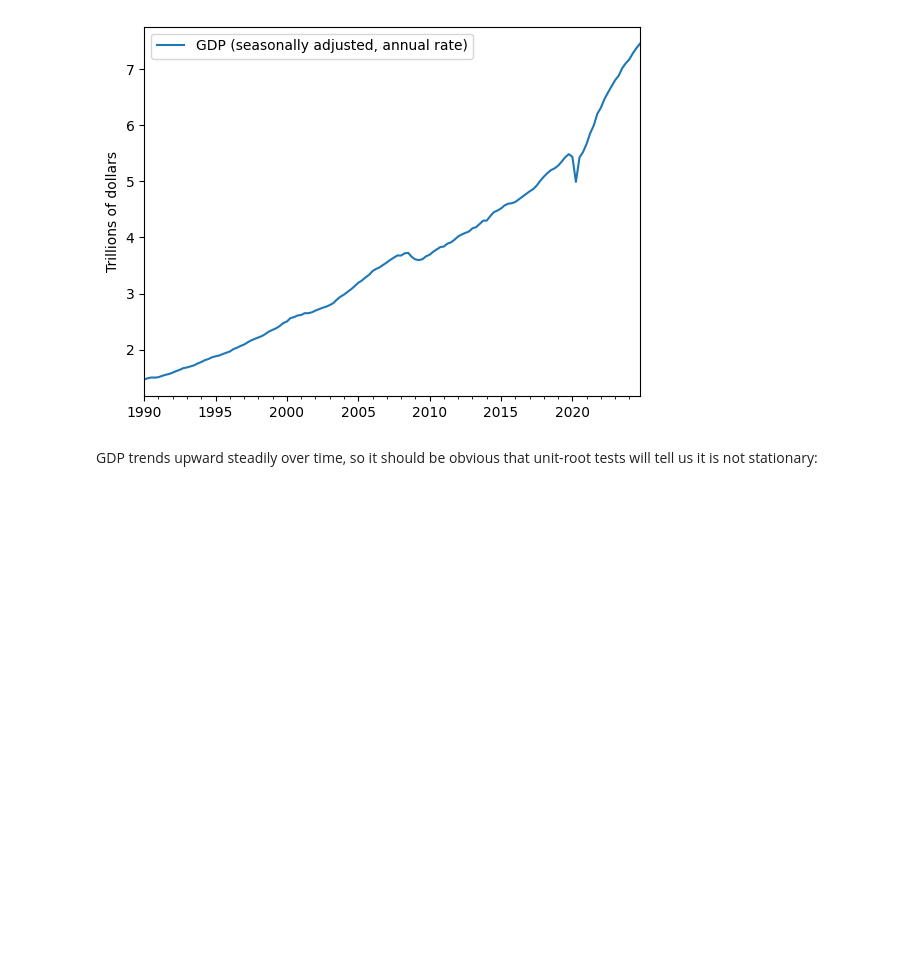
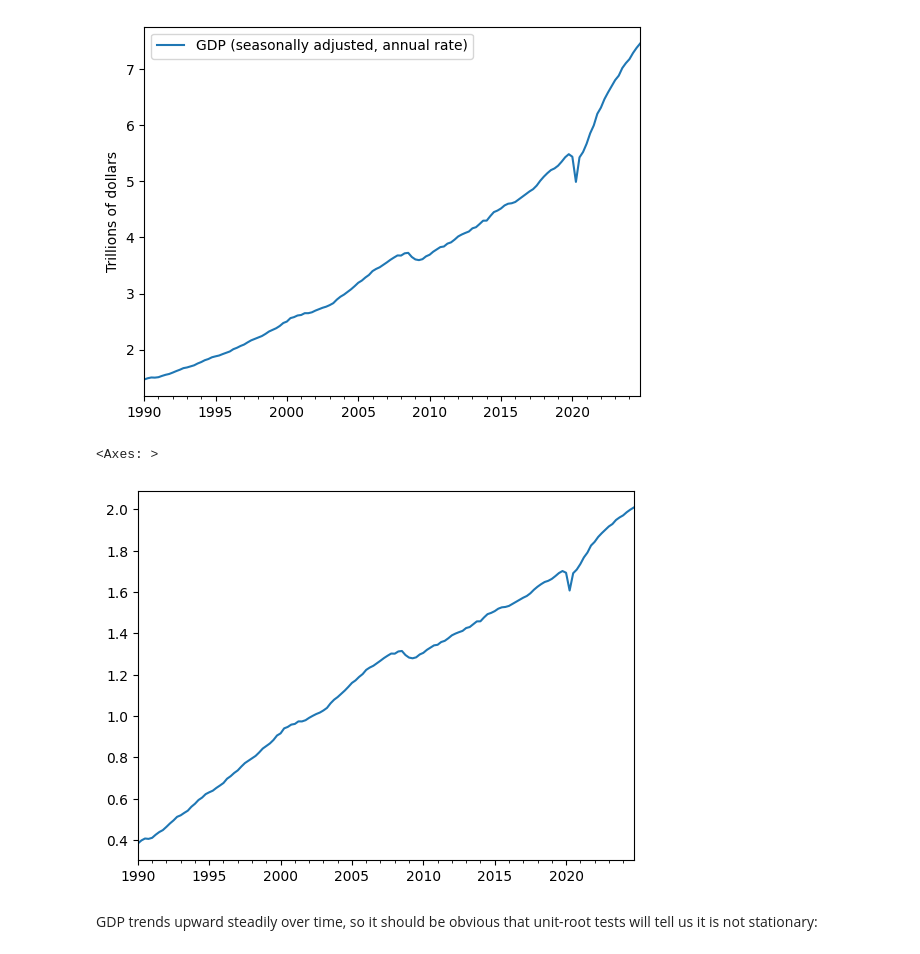
Before and after one commit to wgjm1986/FIN657, a Jupyter notebook: Week 3 - AR1 processes and unit root processes/AR1 and unit root processes.ipynb, the cells around one changed output. Saved outputs shown, nothing was run; the diff lists cells and outputs as text; code cells hidden in the pictures; blank space fills up the shorter version.

```diff
--- a/Week 3 - AR1 processes and unit root processes/AR1 and unit root processes.ipynb
+++ b/Week 3 - AR1 processes and unit root processes/AR1 and unit root processes.ipynb
@@ -389,6 +389,11 @@ GDP = GDP / 4
 GDP.plot(legend=True,label="GDP (seasonally adjusted, annual rate)",ylabel="Trillions of dollars");
 # %% [output]
 [figure]
+# %%
+np.log(GDP).plot()
+# %% [output]
+<Axes: >
+[figure, added]
 # %% [markdown]
 GDP trends upward steadily over time, so it should be obvious that unit-root tests will tell us it is not stationary:
 # %%
```
Also changed, not shown: parts of 17 cells of this notebook, 2 other files.
